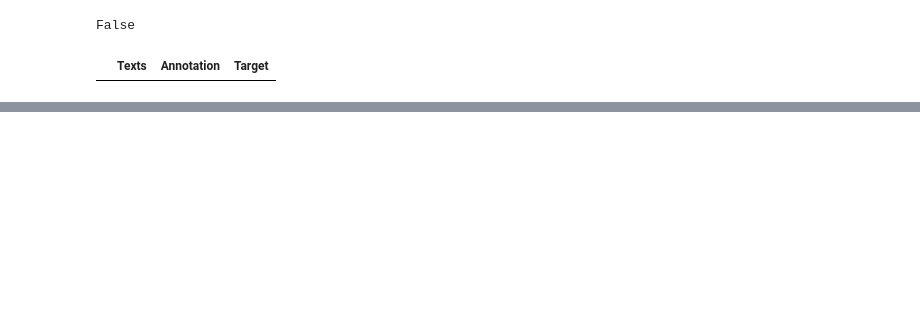
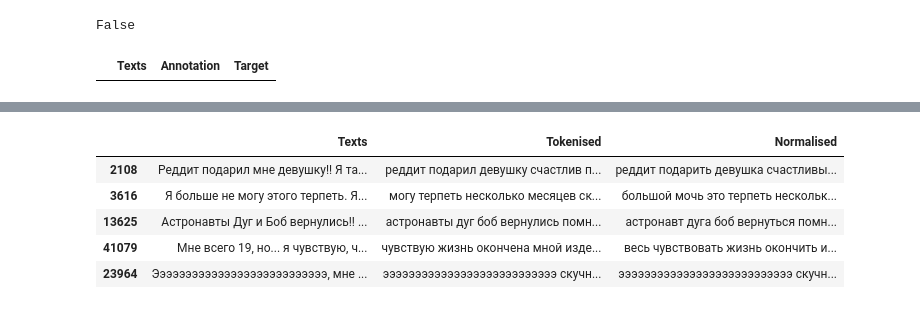
Before and after one commit to jeraidho/wellb-aware, a Jupyter notebook: data_analysis.ipynb, the cells around one changed output, grey strips where cells are left out. Saved outputs shown, nothing was run; the diff lists cells and outputs as text; code cells hidden in the pictures; blank space fills up the shorter version.

Commit message:
add tokenization in notebook

```diff
--- a/data_analysis.ipynb
+++ b/data_analysis.ipynb
@@ -76,0 +67,10 @@ df['Annotation'].hist(bins=3)
+# %%
+# let's implement preprocess: tokenization, filter by stopwords, normal form
+import nltk
+from nltk.tokenize import word_tokenize
+from nltk.corpus import stopwords
+from pymorphy2 import MorphAnalyzer
+
+morph = MorphAnalyzer()
+nltk.download('punkt')
+sw = stopwords.words('russian')
@@ -76,0 +80,10 @@ df['Annotation'].hist(bins=3)
+# %%
+def preprocess_normal(doc):
+    words = [morph.parse(word.lower())[0].normal_form for word in word_tokenize(doc) if word.isalpha()]
+    filtered = [word for word in words if word not in sw]
+    return ' '.join(filtered)
+# %%
+def preprocess_tokenize(doc):
+    words = [word.lower() for word in word_tokenize(doc) if word.isalpha()]
+    filtered = [word for word in words if word not in sw]
+    return ' '.join(filtered)
@@ -76,0 +96,3 @@ df['Annotation'].hist(bins=3)
+# %%
+df['Tokenised'] = df['Texts'].parallel_apply(preprocess_tokenize)
+df['Normalised'] = df['Texts'].parallel_apply(preprocess_normal)
@@ -76,0 +112,10 @@ df['Annotation'].hist(bins=3)
+# %%
+with pd.option_context('display.max_colwidth', None):
+    display(df[['Texts', 'Tokenised', 'Normalised']].sample(5))
+# %% [output]
+|  | Texts | Tokenised | Normalised |
+| 2108 | Реддит подарил мне девушку!! Я та... | реддит подарил девушку счастлив п... | реддит подарить девушка счастливы... |
+| 3616 | Я больше не могу этого терпеть. Я... | могу терпеть несколько месяцев ск... | большой мочь это терпеть нескольк... |
+| 13625 | Астронавты Дуг и Боб вернулись!! ... | астронавты дуг боб вернулись помн... | астронавт дуга боб вернуться помн... |
+| 41079 | Мне всего 19, но... я чувствую, ч... | чувствую жизнь окончена мной изде... | весь чувствовать жизнь окончить и... |
+| 23964 | Эээээээээээээээээээээээээээ, мне ... | эээээээээээээээээээээээээээ скучн... | эээээээээээээээээээээээээээ скучн... |
```
Also changed, not shown: parts of 9 cells of this notebook.
